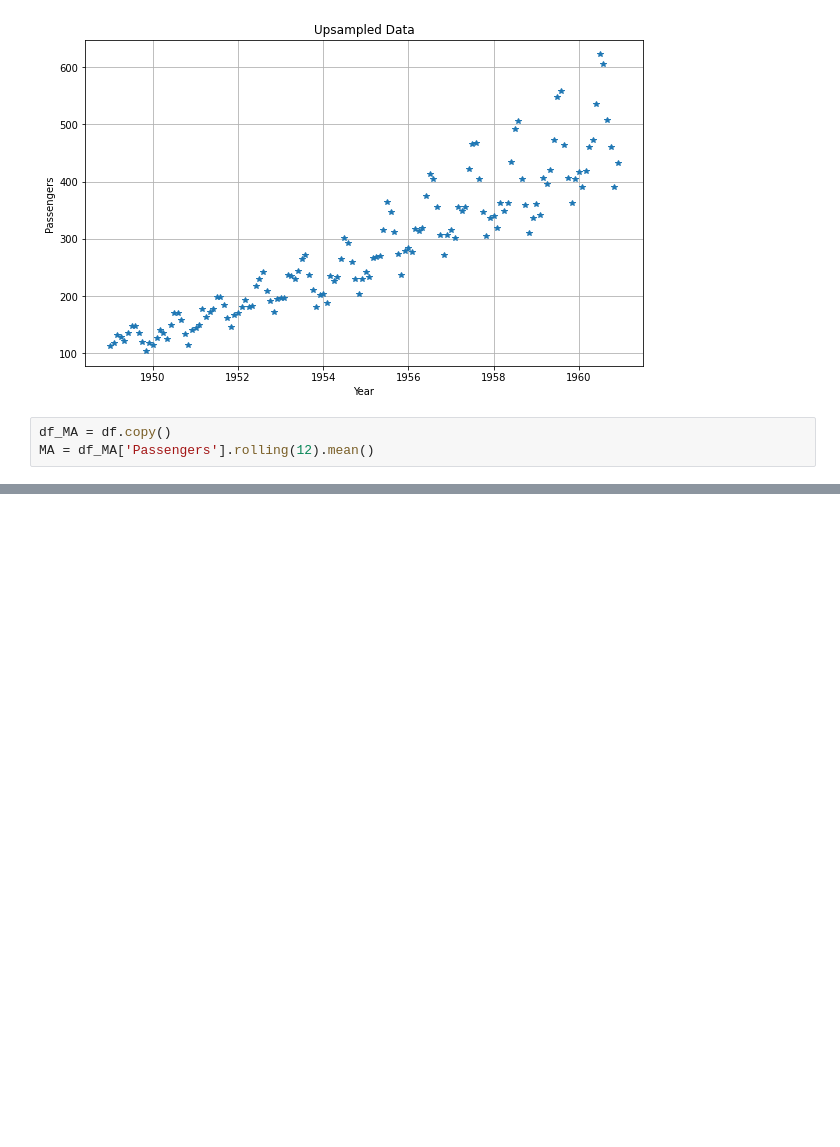
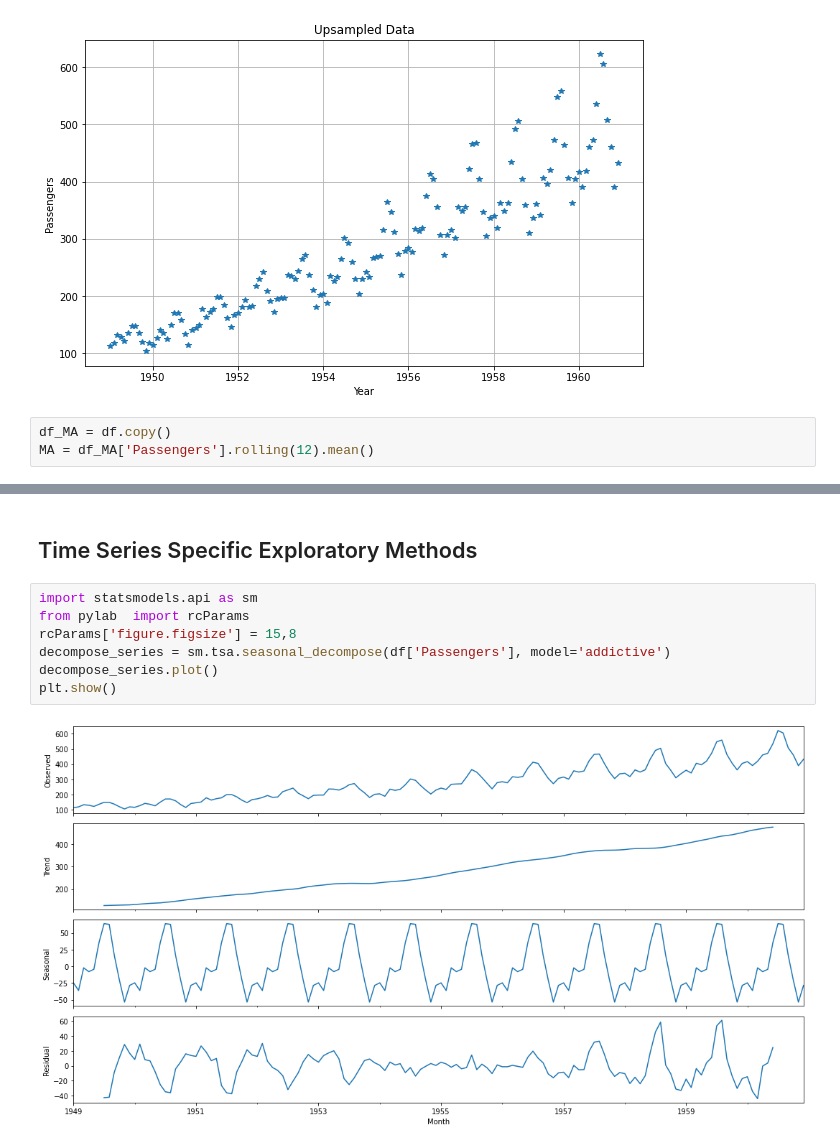
Before and after one commit to quadri-olamilekan/Hamoye, a Jupyter notebook: Wrangling_Time_Series_Data.ipynb, the cells around one changed output, grey strips where cells are left out. Saved outputs shown, nothing was run; the diff lists cells and outputs as text; blank space fills up the shorter version.

```diff
--- a/Wrangling_Time_Series_Data.ipynb
+++ b/Wrangling_Time_Series_Data.ipynb
@@ -90,0 +102,11 @@ MA = df_MA['Passengers'].rolling(12).mean()
+# %% [markdown]
+## Time Series Specific Exploratory Methods
+# %%
+import statsmodels.api as sm
+from pylab  import rcParams
+rcParams['figure.figsize'] = 15,8
+decompose_series = sm.tsa.seasonal_decompose(df['Passengers'], model='addictive')
+decompose_series.plot()
+plt.show()
+# %% [output]
+[figure, added]
```
Also changed, not shown: parts of 3 cells of this notebook.
